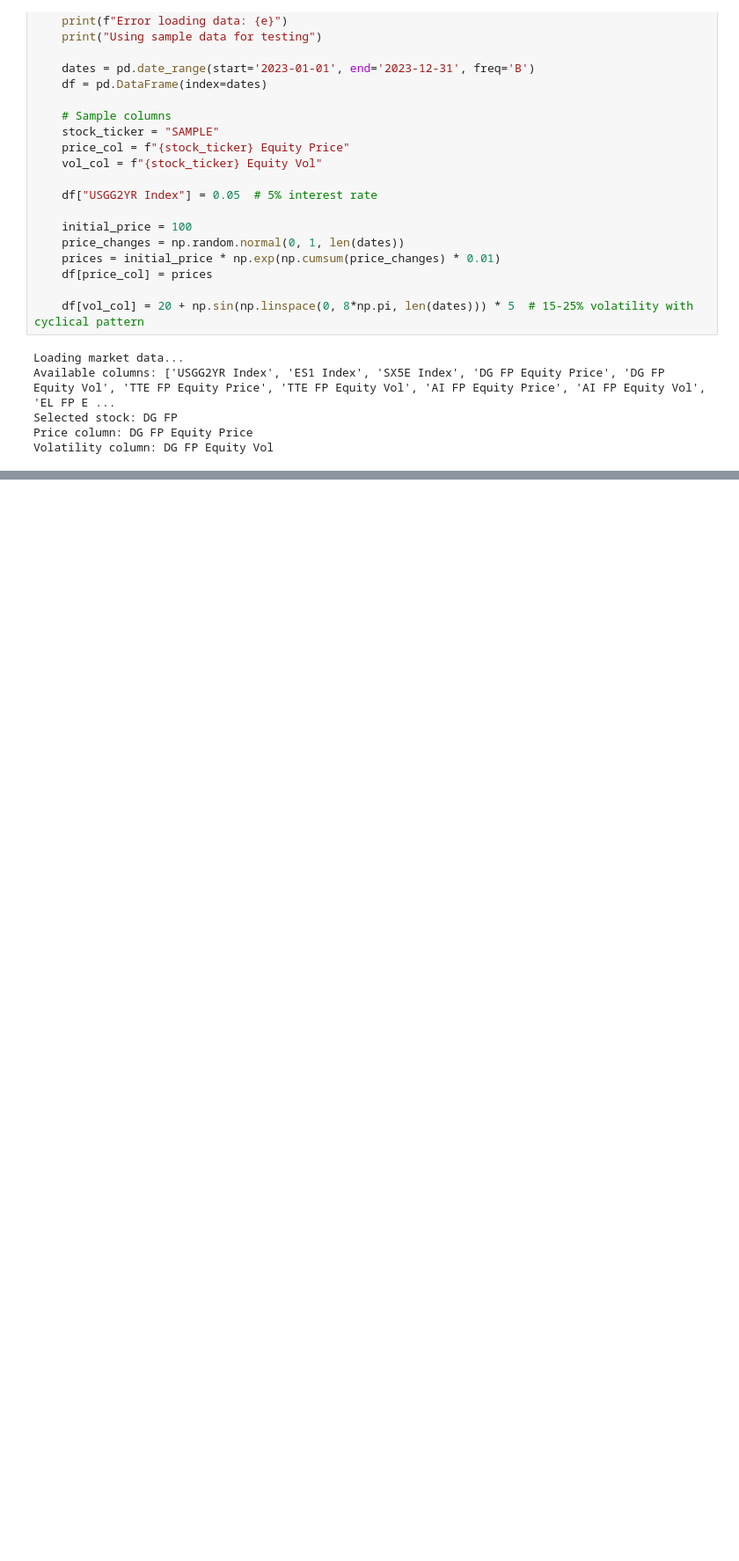
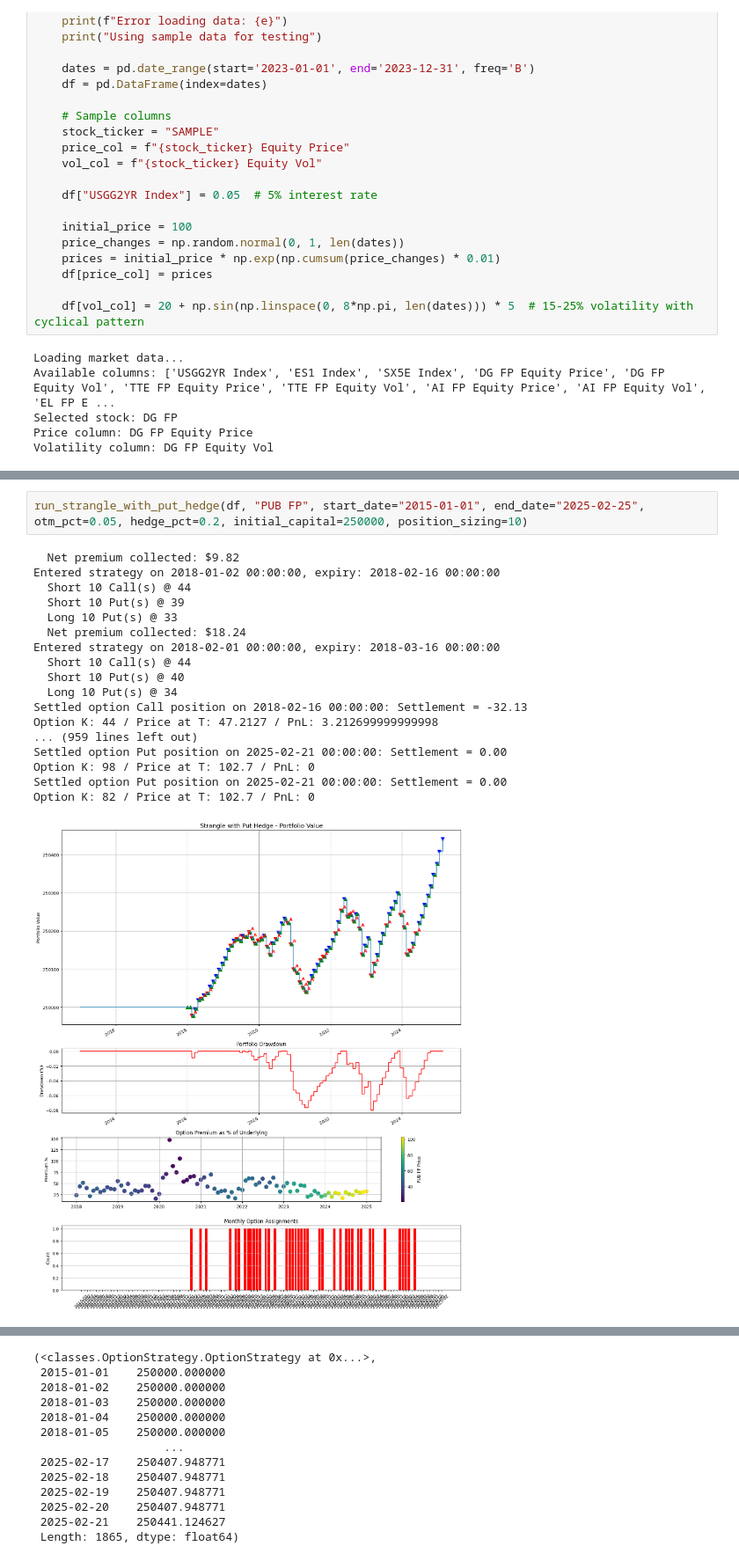
Before and after one commit to VNAZZARENO/pyNazzaOpt, a Jupyter notebook: research.ipynb, the cells around one changed output, grey strips where cells are left out. Shown at 88% size. Drawn from its saved outputs; the diff is of its cells as text; blank space fills up the shorter version.

```diff
--- a/research.ipynb
+++ b/research.ipynb
@@ -1831,0 +640,21 @@ KeyboardInterrupt:
+# %%
+run_strangle_with_put_hedge(df, "PUB FP", start_date="2015-01-01", end_date="2025-02-25", otm_pct=0.05, hedge_pct=0.2, initial_capital=250000, position_sizing=10)
+# %% [output]
+  Net premium collected: $9.82
+Entered strategy on 2018-01-02 00:00:00, expiry: 2018-02-16 00:00:00
+  Short 10 Call(s) @ 44
+  Short 10 Put(s) @ 39
+  Long 10 Put(s) @ 33
+  Net premium collected: $18.24
+Entered strategy on 2018-02-01 00:00:00, expiry: 2018-03-16 00:00:00
+  Short 10 Call(s) @ 44
+  Short 10 Put(s) @ 40
+  Long 10 Put(s) @ 34
+Settled option Call position on 2018-02-16 00:00:00: Settlement = -32.13
+Option K: 44 / Price at T: 47.2127 / PnL: 3.212699999999998
+... (959 lines left out)
+Settled option Put position on 2025-02-21 00:00:00: Settlement = 0.00
+Option K: 98 / Price at T: 102.7 / PnL: 0
+Settled option Put position on 2025-02-21 00:00:00: Settlement = 0.00
+Option K: 82 / Price at T: 102.7 / PnL: 0
+[figure, added]
@@ -1831,0 +678,13 @@ KeyboardInterrupt:
+(<classes.OptionStrategy.OptionStrategy at 0x...>,
+ 2015-01-01    250000.000000
+ 2018-01-02    250000.000000
+ 2018-01-03    250000.000000
+ 2018-01-04    250000.000000
+ 2018-01-05    250000.000000
+                   ...
+ 2025-02-17    250407.948771
+ 2025-02-18    250407.948771
+ 2025-02-19    250407.948771
+ 2025-02-20    250407.948771
+ 2025-02-21    250441.124627
+ Length: 1865, dtype: float64)
```
Also changed, not shown: parts of 6 cells of this notebook.
